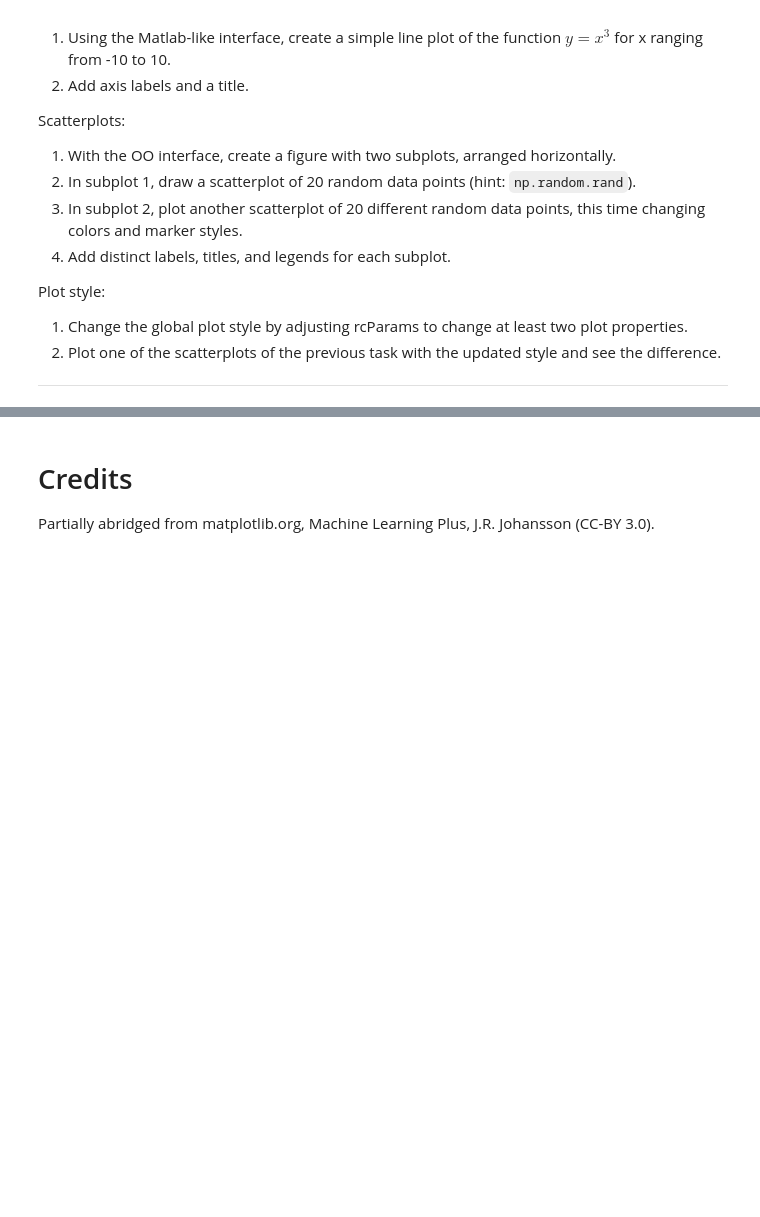
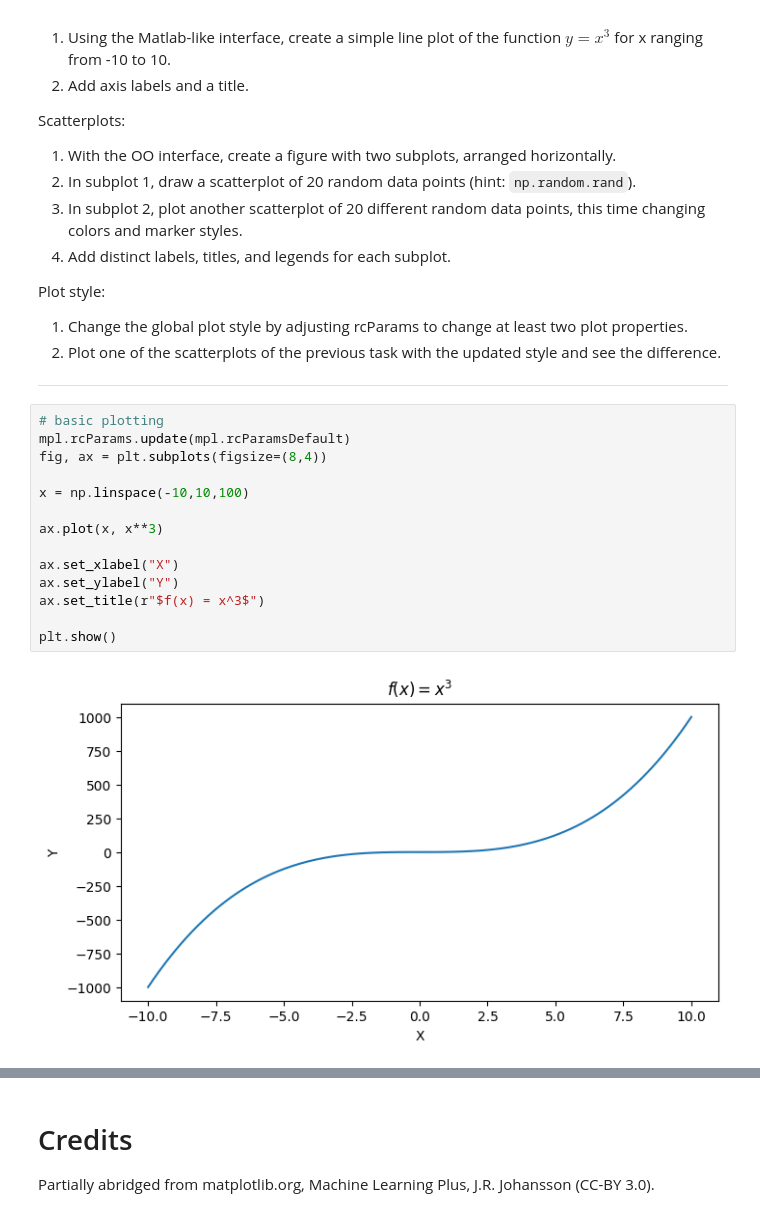
Before and after one commit to najirod02/Dataviz, a Jupyter notebook: lab/Lab04.ipynb, the cells around one changed output, grey strips where cells are left out. Cells and saved outputs as stored; diff of their text form; blank space fills up the shorter version.

```diff
--- a/lab/Lab04.ipynb
+++ b/lab/Lab04.ipynb
@@ -1039,3 +1039,19 @@ Plot style:
 1. Change the global plot style by adjusting rcParams to change at least two plot properties.
 1. Plot one of the scatterplots of the previous task with the updated style and see the difference.
 ---
+# %%
+# basic plotting
+mpl.rcParams.update(mpl.rcParamsDefault)
+fig, ax = plt.subplots(figsize=(8,4))
+
+x = np.linspace(-10,10,100)
+
+ax.plot(x, x**3)
+
+ax.set_xlabel("X")
+ax.set_ylabel("Y")
+ax.set_title(r"$f(x) = x^3$")
+
+plt.show()
+# %% [output]
+[figure, added]
```
Also changed, not shown: parts of 2 cells of this notebook, 1 other file.
